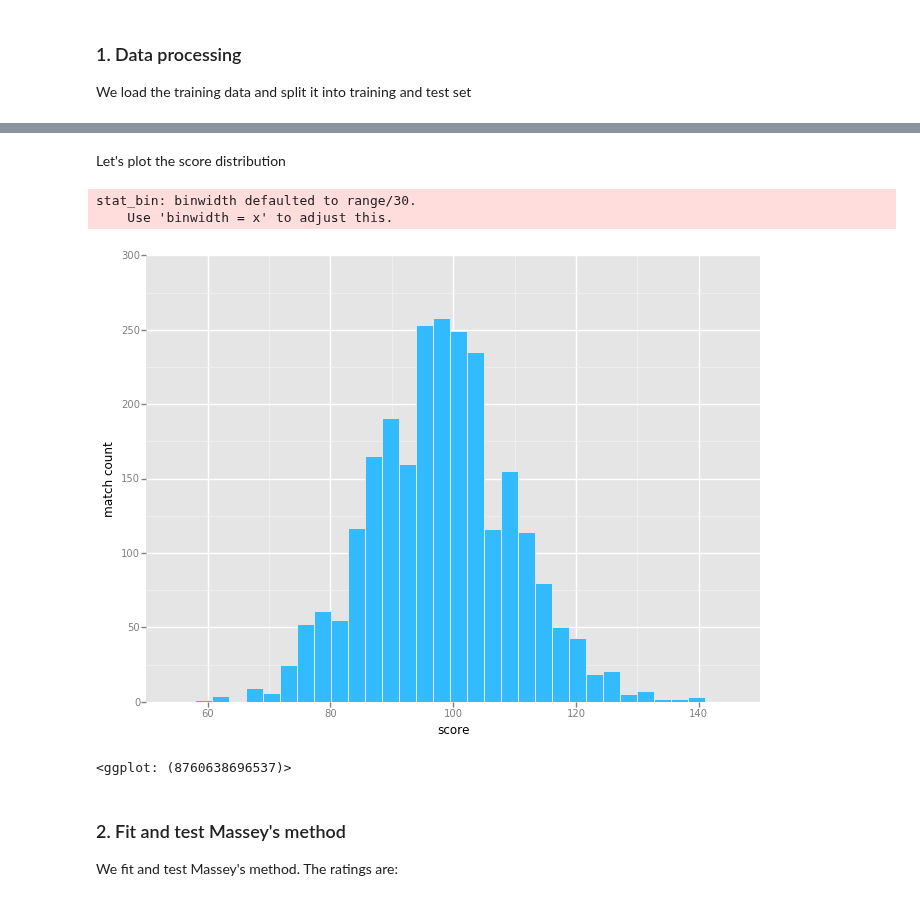
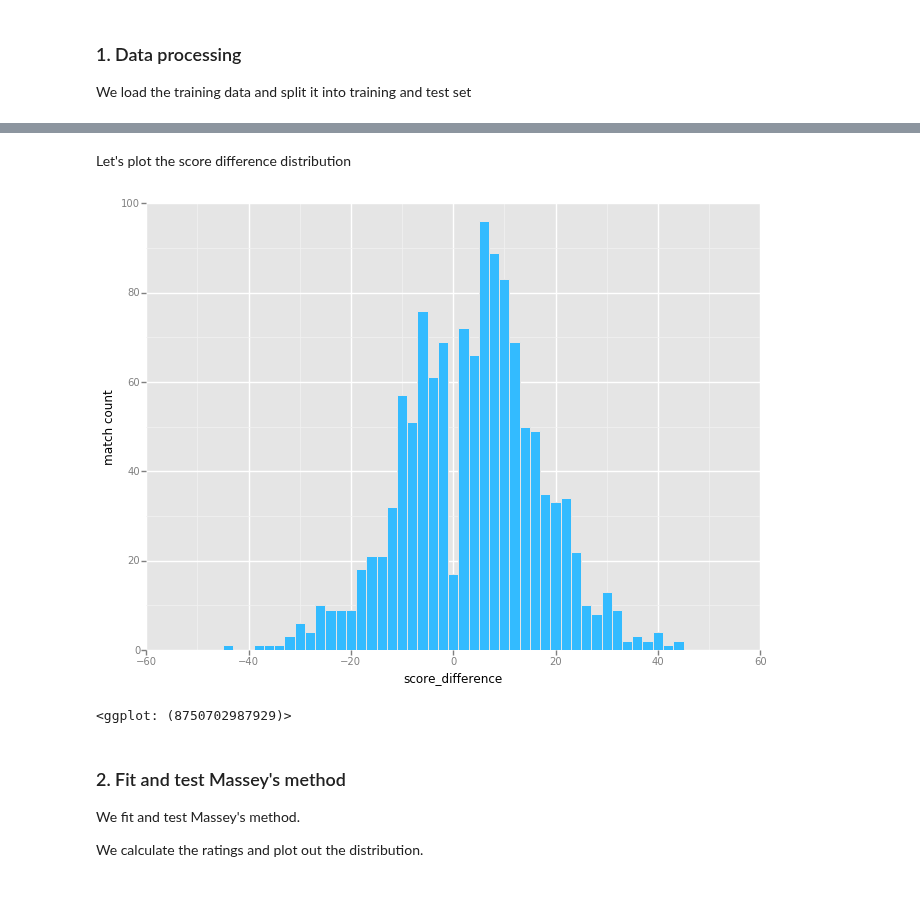
Before and after one commit to young-geng/RatingAnalysis, a Jupyter notebook: RatingAlgorithmComparison.ipynb, the cells around one changed output, grey strips where cells are left out. Drawn from its saved outputs; the diff is of its cells as text; code cells hidden in the pictures.

```diff
--- a/RatingAlgorithmComparison.ipynb
+++ b/RatingAlgorithmComparison.ipynb
@@ -39,18 +38,17 @@ print len(train), len(test)
 # %% [markdown]
-Let's plot the score distribution
+Let's plot the score difference distribution
 # %%
-ggplot(pd.DataFrame({'score': data['HomePTS'].append(data['VisitorPTS'])}), aes(x='score')) \
-    + geom_histogram(fill='#33bbff') \
+ggplot(pd.DataFrame({'score_difference': data['HomePTS'] - data['VisitorPTS']}), aes(x='score_difference')) \
+    + geom_histogram(fill='#33bbff', binwidth=2) \
     + ylab('match count')
 # %% [output]
+[figure, new version]
-stat_bin: binwidth defaulted to range/30.
-    Use 'binwidth = x' to adjust this.
+<ggplot: (8750702987929)>
-[figure, old version]
-<ggplot: (8760638696537)>
 # %% [markdown]
 ### 2. Fit and test Massey's method
 We fit and test Massey's method.
-The ratings are:
+
+We calculate the ratings and plot out the distribution.
 # %%
 massey_model = rating_utils.MasseyMethod()
 massey_model.fit(train, rating_utils.get_teams(data))
```
Also changed, not shown: parts of 16 cells of this notebook, 1 other file.
